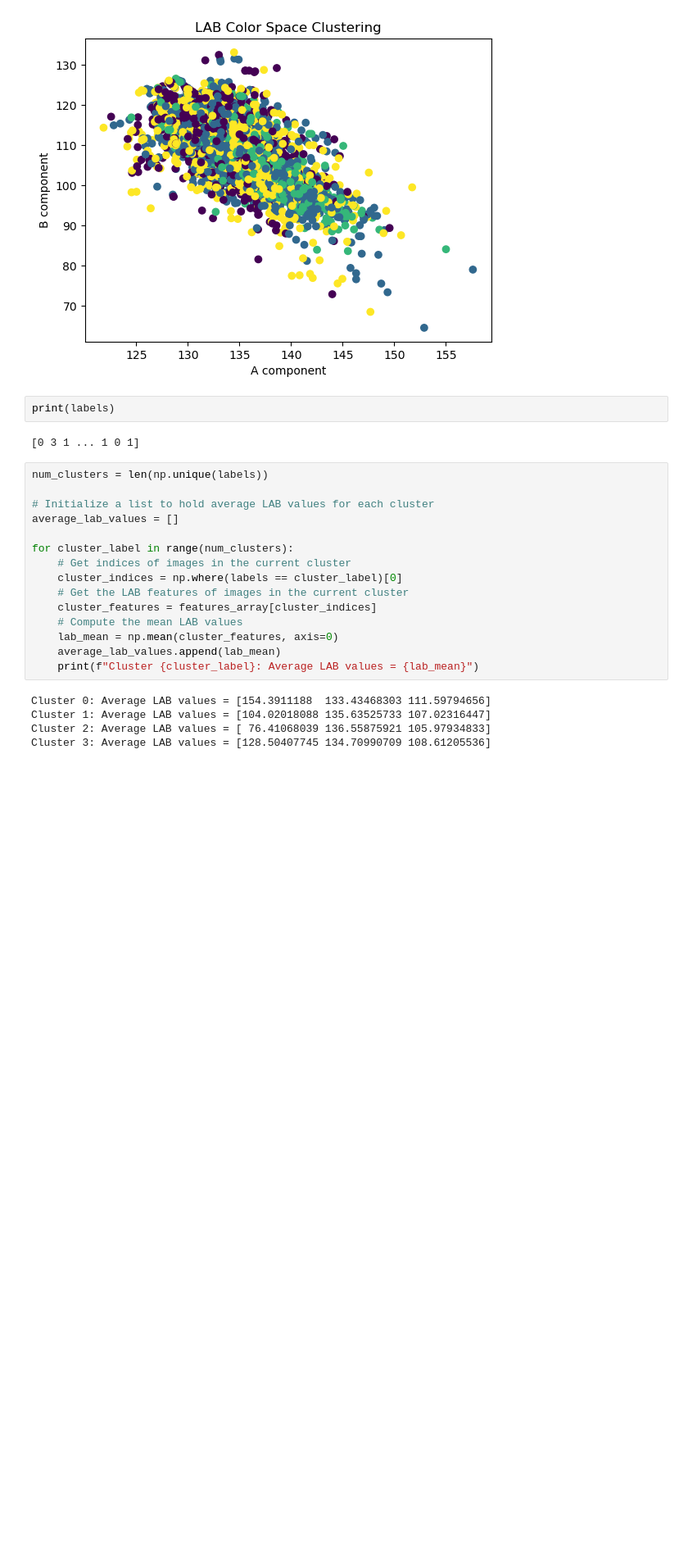
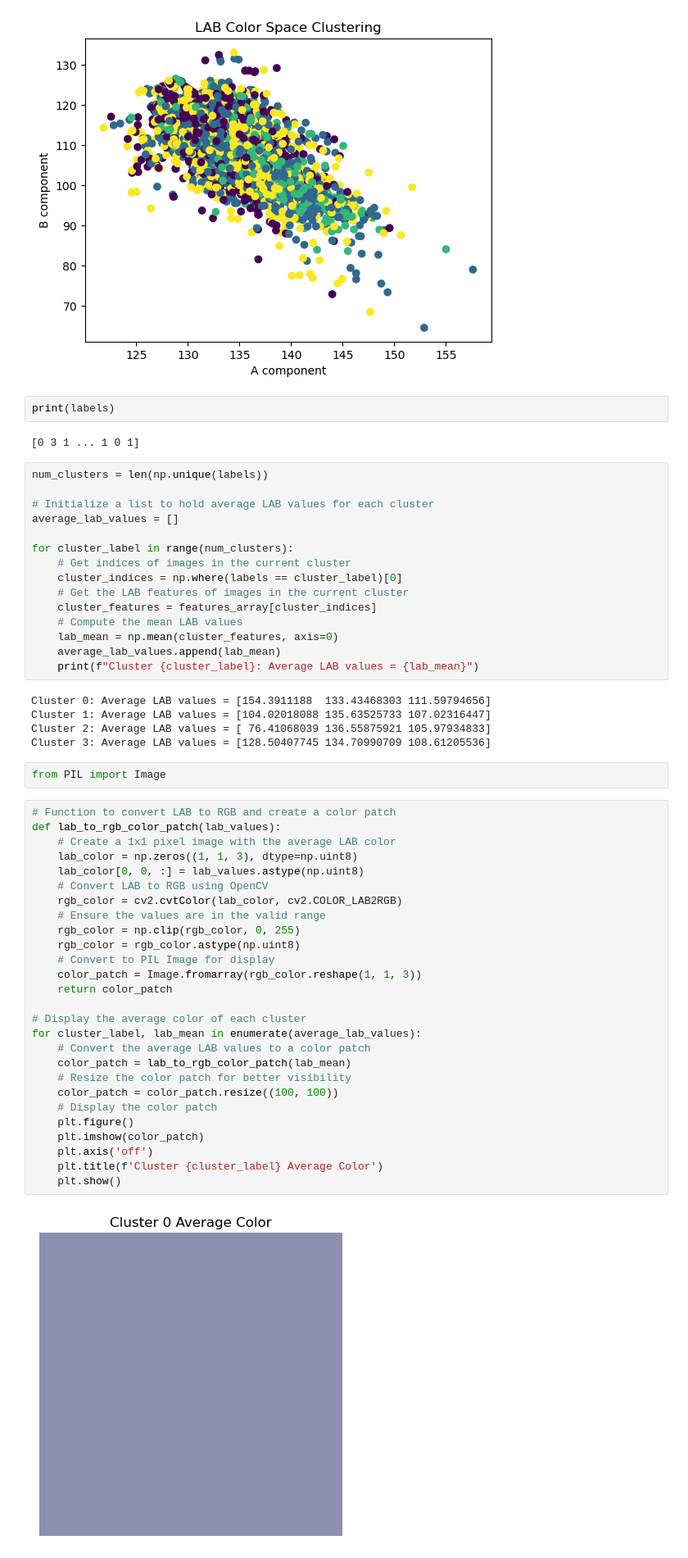
Before and after one commit to oyanchun/Synapxe-Tongue-Project, a Jupyter notebook: Model Development/Clustering.ipynb, the cells around one changed output. Shown: that part at 82% size. Cells and saved outputs as stored; diff of their text form; blank space fills up the shorter version.

Commit message:
Add code to visualize average color

```diff
--- a/Model Development/Clustering.ipynb
+++ b/Model Development/Clustering.ipynb
@@ -69,3 +69,34 @@ Cluster 0: Average LAB values = [154.3911188  133.43468303 111.59794656]
 Cluster 1: Average LAB values = [104.02018088 135.63525733 107.02316447]
 Cluster 2: Average LAB values = [ 76.41068039 136.55875921 105.97934833]
 Cluster 3: Average LAB values = [128.50407745 134.70990709 108.61205536]
+# %%
+from PIL import Image
+# %%
+# Function to convert LAB to RGB and create a color patch
+def lab_to_rgb_color_patch(lab_values):
+    # Create a 1x1 pixel image with the average LAB color
+    lab_color = np.zeros((1, 1, 3), dtype=np.uint8)
+    lab_color[0, 0, :] = lab_values.astype(np.uint8)
+    # Convert LAB to RGB using OpenCV
+    rgb_color = cv2.cvtColor(lab_color, cv2.COLOR_LAB2RGB)
+    # Ensure the values are in the valid range
+    rgb_color = np.clip(rgb_color, 0, 255)
+    rgb_color = rgb_color.astype(np.uint8)
+    # Convert to PIL Image for display
+    color_patch = Image.fromarray(rgb_color.reshape(1, 1, 3))
+    return color_patch
+
+# Display the average color of each cluster
+for cluster_label, lab_mean in enumerate(average_lab_values):
+    # Convert the average LAB values to a color patch
+    color_patch = lab_to_rgb_color_patch(lab_mean)
+    # Resize the color patch for better visibility
+    color_patch = color_patch.resize((100, 100))
+    # Display the color patch
+    plt.figure()
+    plt.imshow(color_patch)
+    plt.axis('off')
+    plt.title(f'Cluster {cluster_label} Average Color')
+    plt.show()
+# %% [output]
+[figure, added]
```
Also changed, not shown: parts of 1 cell of this notebook.
